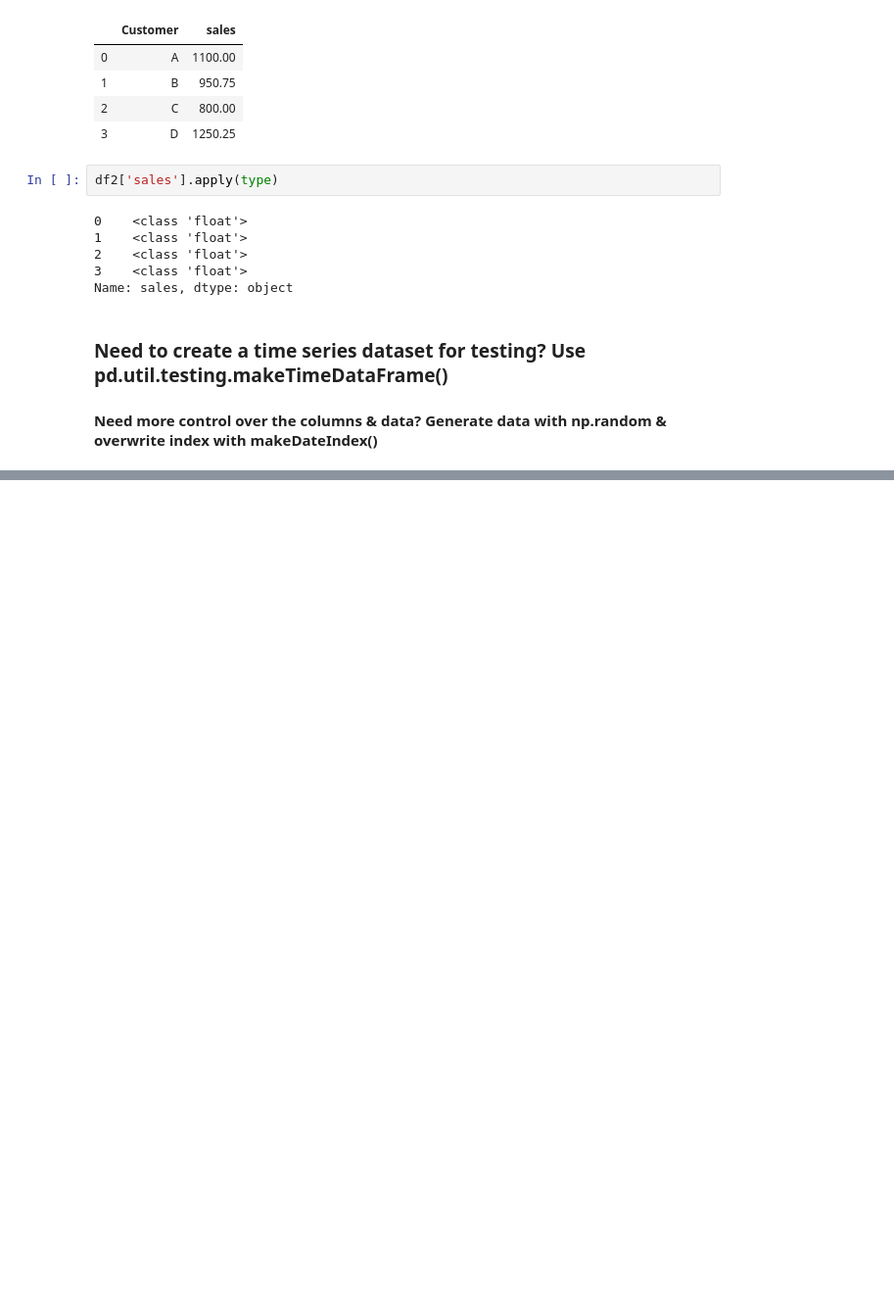
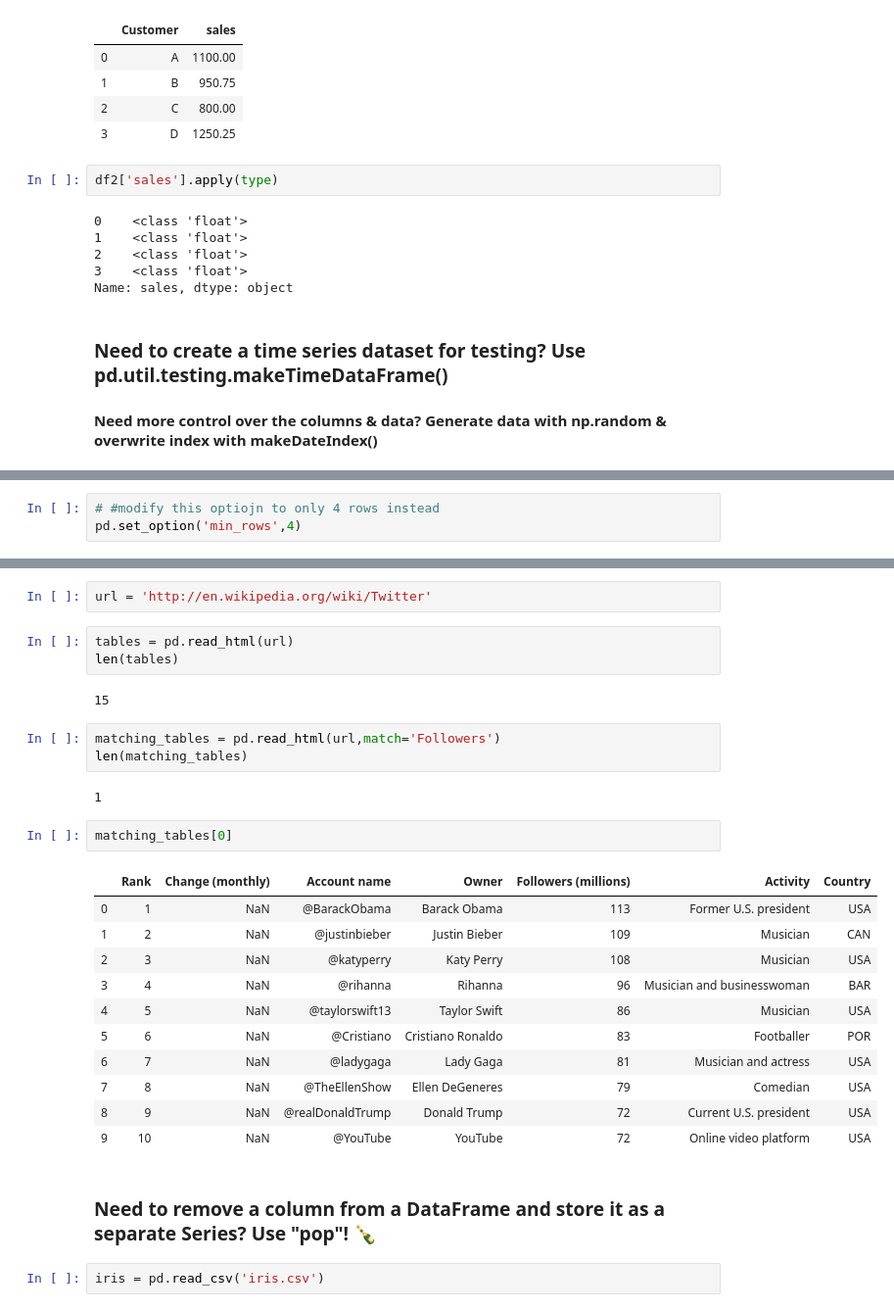
Before and after one commit to djangoprojectsdemo/DSE, a Jupyter notebook: pandas(dataschool100tricks).ipynb, the cells around one changed output, grey strips where cells are left out. Shown at 98% size. Drawn from its saved outputs; the diff is of its cells as text; blank space fills up the shorter version.

```diff
--- a/pandas(dataschool100tricks).ipynb
+++ b/pandas(dataschool100tricks).ipynb
@@ -377,0 +594,3 @@ df3
+# %%
+# #modify this optiojn to only 4 rows instead
+pd.set_option('min_rows',4)
@@ -377,0 +975,30 @@ df3
+# %%
+url = 'http://en.wikipedia.org/wiki/Twitter'
+# %%
+tables = pd.read_html(url)
+len(tables)
+# %% [output]
+15
+# %%
+matching_tables = pd.read_html(url,match='Followers')
+len(matching_tables)
+# %% [output]
+1
+# %%
+matching_tables[0]
+# %% [output]
+|  | Rank | Change (monthly) | Account name | Owner | Followers (millions) | Activity | Country |
+| 0 | 1 | NaN | @BarackObama | Barack Obama | 113 | Former U.S. president | USA |
+| 1 | 2 | NaN | @justinbieber | Justin Bieber | 109 | Musician | CAN |
+| 2 | 3 | NaN | @katyperry | Katy Perry | 108 | Musician | USA |
+| 3 | 4 | NaN | @rihanna | Rihanna | 96 | Musician and businesswoman | BAR |
+| 4 | 5 | NaN | @taylorswift13 | Taylor Swift | 86 | Musician | USA |
+| 5 | 6 | NaN | @Cristiano | Cristiano Ronaldo | 83 | Footballer | POR |
+| 6 | 7 | NaN | @ladygaga | Lady Gaga | 81 | Musician and actress | USA |
+| 7 | 8 | NaN | @TheEllenShow | Ellen DeGeneres | 79 | Comedian | USA |
+| 8 | 9 | NaN | @realDonaldTrump | Donald Trump | 72 | Current U.S. president | USA |
+| 9 | 10 | NaN | @YouTube | YouTube | 72 | Online video platform | USA |
+# %% [markdown]
+### Need to remove a column from a DataFrame and store it as a separate Series? Use "pop"! 🍾
+# %%
+iris = pd.read_csv('iris.csv')
```
Also changed, not shown: parts of 166 cells of this notebook, 18 other files.
